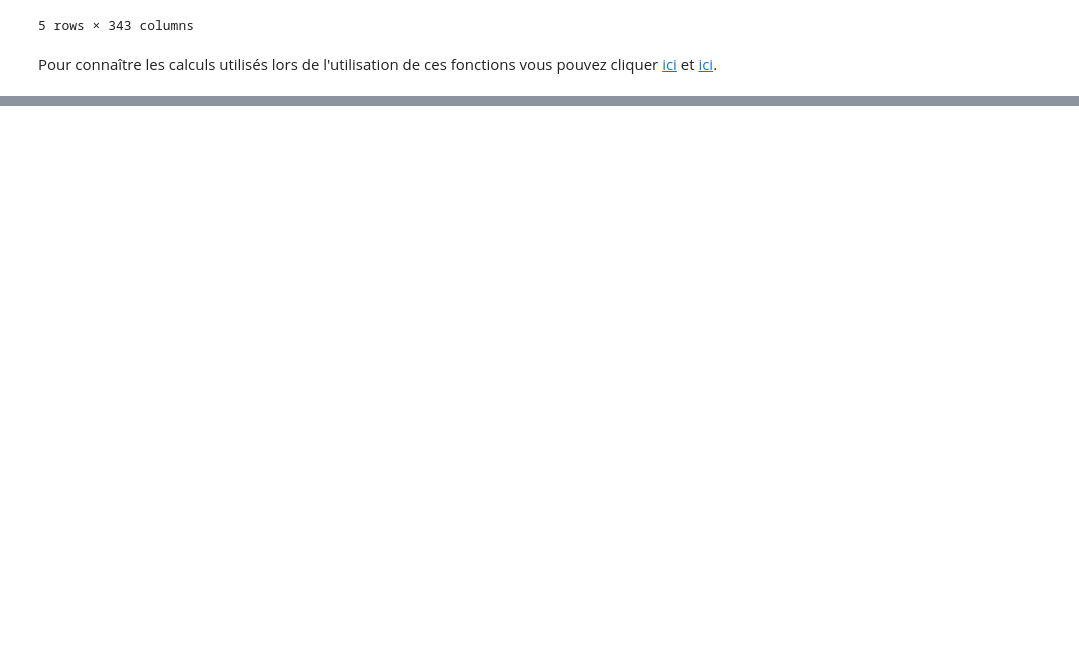
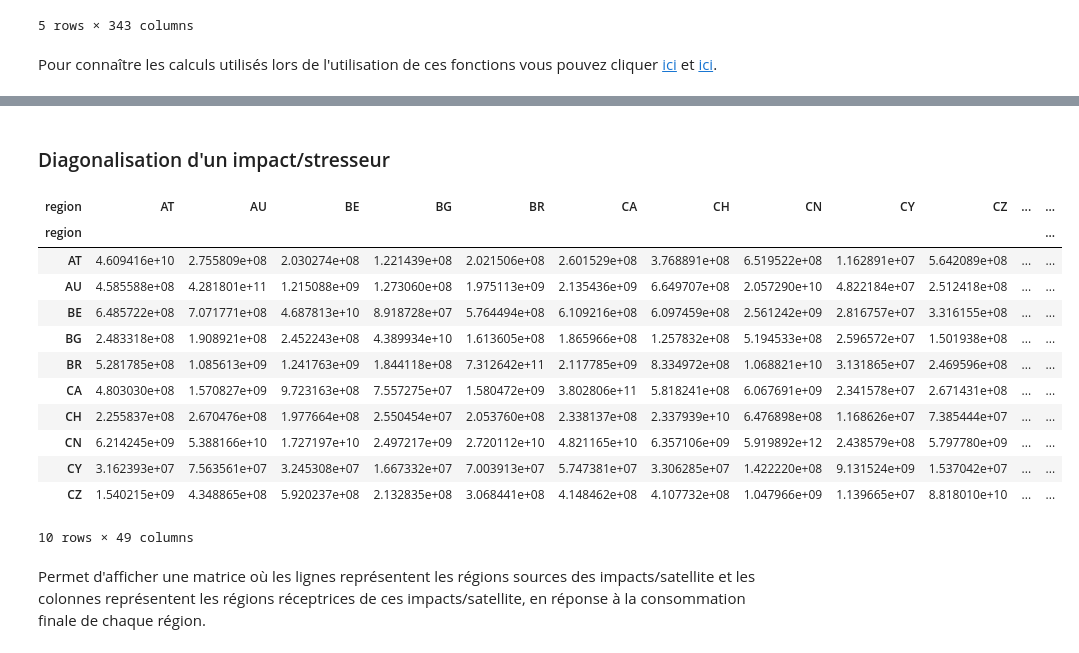
Before and after one commit to MarDrd/exiobase3-manipulation, a Jupyter notebook: Pymrio.ipynb, the cells around one changed output, grey strips where cells are left out. Saved outputs shown, nothing was run; the diff lists cells and outputs as text; code cells hidden in the pictures; blank space fills up the shorter version.

```diff
--- a/Pymrio.ipynb
+++ b/Pymrio.ipynb
@@ -180,0 +233,35 @@ Pour connaître les calculs utilisés lors de l'utilisation de ces fonctions vou
+# %% [markdown]
+### Diagonalisation d'un impact/stresseur
+# %%
+#Permet de diagonaliser un impact/stresseur
+diag_GES = exio3_ixi.impacts.diag_stressor('GHG emissions (GWP100) | Problem oriented approach: baseline (CML, 2001) | GWP100 (IPCC, 2007)')
+
+#Résultat réintégré dans le IOSystem EXIOBASE3
+exio3_ixi.GES_source = diag_GES
+
+#Pour calculer les résultats manquants
+exio3_ixi.calc_all()
+
+#Regroupement des lignes et colonnes par régions pour la matrice D_cba
+GES_source = exio3_ixi.GES_source.D_cba.groupby(
+   level='region', axis=0).sum().groupby(
+   level='region', axis=1).sum()
+
+#Afficher la matrice
+GES_source.head(10)
+# %% [output]
+| region | AT | AU | BE | BG | BR | CA | CH | CN | CY | CZ | ... | ... |
+| region |  |  |  |  |  |  |  |  |  |  |  | ... |
+| AT | 4.609416e+10 | 2.755809e+08 | 2.030274e+08 | 1.221439e+08 | 2.021506e+08 | 2.601529e+08 | 3.768891e+08 | 6.519522e+08 | 1.162891e+07 | 5.642089e+08 | ... | ... |
+| AU | 4.585588e+08 | 4.281801e+11 | 1.215088e+09 | 1.273060e+08 | 1.975113e+09 | 2.135436e+09 | 6.649707e+08 | 2.057290e+10 | 4.822184e+07 | 2.512418e+08 | ... | ... |
+| BE | 6.485722e+08 | 7.071771e+08 | 4.687813e+10 | 8.918728e+07 | 5.764494e+08 | 6.109216e+08 | 6.097459e+08 | 2.561242e+09 | 2.816757e+07 | 3.316155e+08 | ... | ... |
+| BG | 2.483318e+08 | 1.908921e+08 | 2.452243e+08 | 4.389934e+10 | 1.613605e+08 | 1.865966e+08 | 1.257832e+08 | 5.194533e+08 | 2.596572e+07 | 1.501938e+08 | ... | ... |
+| BR | 5.281785e+08 | 1.085613e+09 | 1.241763e+09 | 1.844118e+08 | 7.312642e+11 | 2.117785e+09 | 8.334972e+08 | 1.068821e+10 | 3.131865e+07 | 2.469596e+08 | ... | ... |
+| CA | 4.803030e+08 | 1.570827e+09 | 9.723163e+08 | 7.557275e+07 | 1.580472e+09 | 3.802806e+11 | 5.818241e+08 | 6.067691e+09 | 2.341578e+07 | 2.671431e+08 | ... | ... |
+| CH | 2.255837e+08 | 2.670476e+08 | 1.977664e+08 | 2.550454e+07 | 2.053760e+08 | 2.338137e+08 | 2.337939e+10 | 6.476898e+08 | 1.168626e+07 | 7.385444e+07 | ... | ... |
+| CN | 6.214245e+09 | 5.388166e+10 | 1.727197e+10 | 2.497217e+09 | 2.720112e+10 | 4.821165e+10 | 6.357106e+09 | 5.919892e+12 | 2.438579e+08 | 5.797780e+09 | ... | ... |
+| CY | 3.162393e+07 | 7.563561e+07 | 3.245308e+07 | 1.667332e+07 | 7.003913e+07 | 5.747381e+07 | 3.306285e+07 | 1.422220e+08 | 9.131524e+09 | 1.537042e+07 | ... | ... |
+| CZ | 1.540215e+09 | 4.348865e+08 | 5.920237e+08 | 2.132835e+08 | 3.068441e+08 | 4.148462e+08 | 4.107732e+08 | 1.047966e+09 | 1.139665e+07 | 8.818010e+10 | ... | ... |
+10 rows × 49 columns
+# %% [markdown]
+Permet d'afficher une matrice où les lignes représentent les régions sources des impacts/satellite et les colonnes représentent les régions réceptrices de ces impacts/satellite, en réponse à la consommation finale de chaque région.
```
Also changed, not shown: parts of 9 cells of this notebook.
